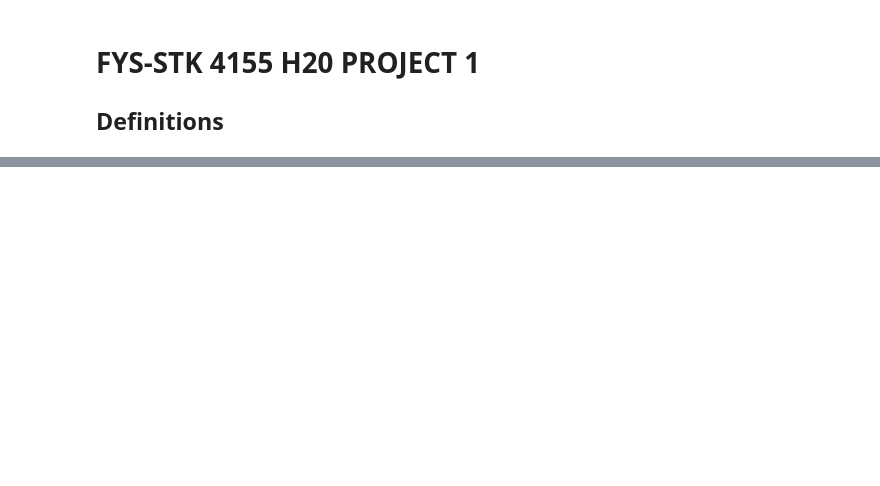
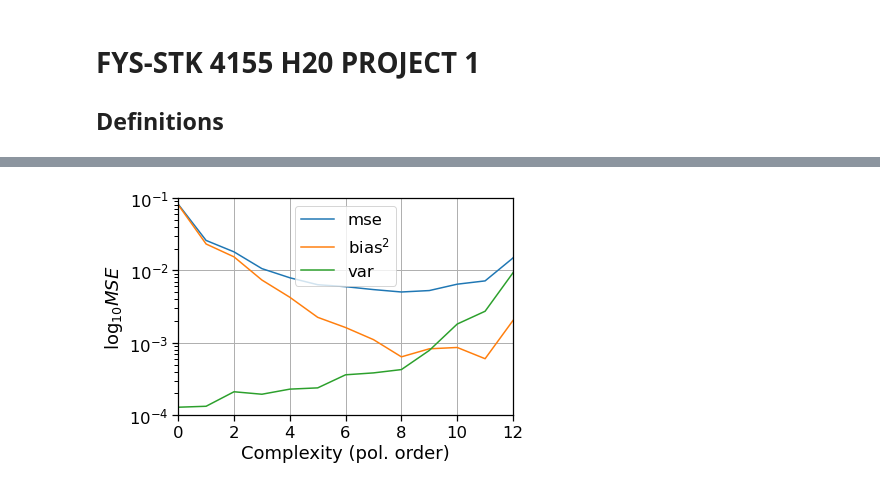
Before and after one commit to fonstelien/FYS-STK4155, a Jupyter notebook: project1/project1.ipynb, the cells around one changed output, grey strips where cells are left out. Drawn from its saved outputs; the diff is of its cells as text; code cells hidden in the pictures; blank space fills up the shorter version.

```diff
--- a/project1/project1.ipynb
+++ b/project1/project1.ipynb
@@ -37,0 +109,31 @@ for k in range(n):
+# %%
+bivar_df = DataFrame()
+bivar_df["pol order"] = list(range(max_pol_order+1))
+bivar_df["mse"] = np.ndarray(max_pol_order+1)
+bivar_df["bias"] = np.ndarray(max_pol_order+1)
+bivar_df["var"] = np.ndarray(max_pol_order+1)
+
+for pn in mse_df["pol order"]:
+    X = make_design_matrix(x, y, pn=pn)
+    X_train, X_test, z_train, z_test, f_train, f_test = preprocess(X, z, f, train_size=.7)
+    z_test_tilde = np.ndarray((len(z_test), bootstraps))
+
+    for bs in range(bootstraps):
+        X_train_resampled, z_train_resampled = skl.utils.resample(X_train, z_train, random_state=bs)
+        beta_hat = np.linalg.pinv(X_train_resampled) @ z_train_resampled
+        z_test_tilde[:, bs] = (X_test @ beta_hat).ravel()
+
+    bivar_df.at[pn, "mse"] = mse(z_test, z_test_tilde)
+    bivar_df.at[pn, "bias"] = bias(f_test, z_test_tilde)
+    bivar_df.at[pn, "var"] = var(z_test_tilde)
+# %%
+ax = bivar_df.plot(x="pol order", logy=True)
+ax.legend(["mse", "bias$^2$", "var"])
+ax.set_xlabel("Complexity (pol. order)")
+ax.set_ylabel("$\log_{10} MSE$")
+ax.set_xlim(0,12)
+ax.set_ylim(.0001, .1)
+ax.grid(True)
+plt.show()
+# %% [output]
+[figure, added]
```
Also changed, not shown: parts of 13 cells of this notebook.
